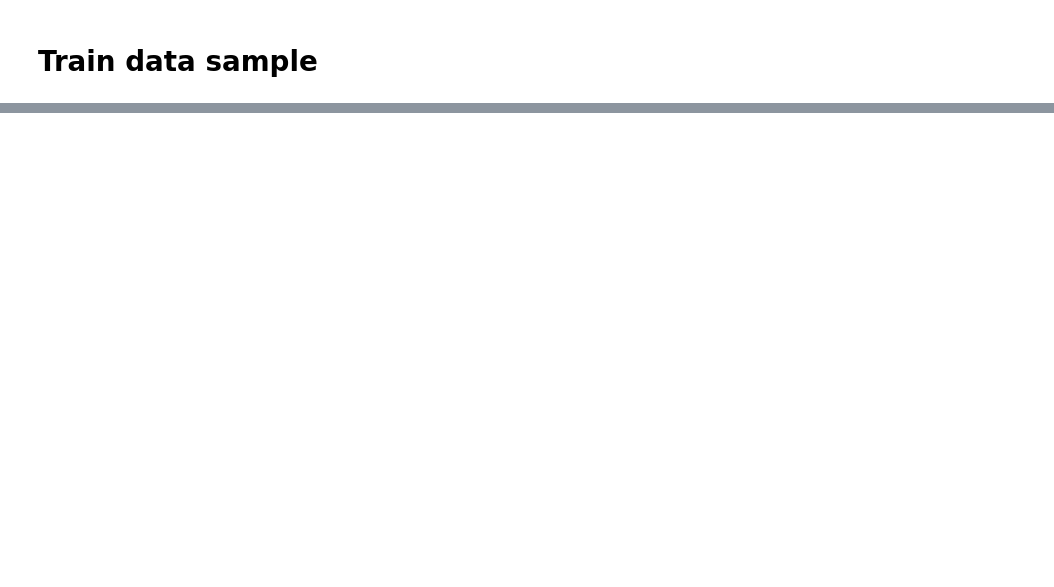
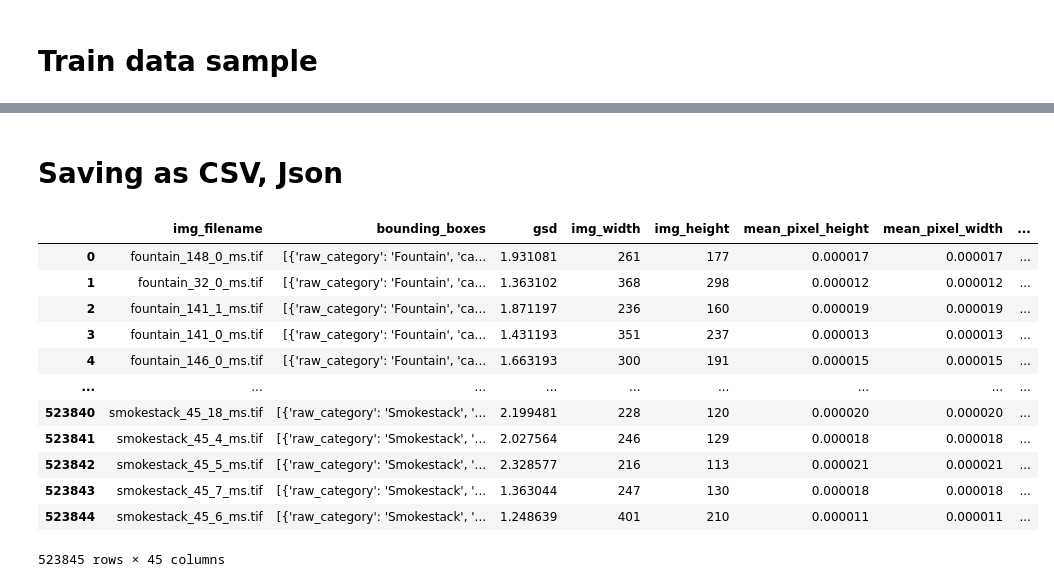
Before and after one commit to mhon2014/BigDataProject, a Jupyter notebook: ProjectDataExploration.ipynb, the cells around one changed output, grey strips where cells are left out. Cells and saved outputs as stored; diff of their text form; code cells hidden in the pictures; blank space fills up the shorter version.

```diff
--- a/ProjectDataExploration.ipynb
+++ b/ProjectDataExploration.ipynb
@@ -123,3 +376,6 @@ import json
 # %%
-jsondata = json.load(open(data[0]))
+samplejson_list = []
+for i in samplefiles:
+    samplejson_list.append(json.load(open(i)))
+# sample_json = json.load(open(data[0]))
 # %%
@@ -154,2 +382,0 @@ dataframe
-# %%
-j = json.load(open(files[1]))
@@ -191,0 +414,26 @@ df
+# %% [markdown]
+# Saving as CSV, Json
+# %%
+msrgb = glob.glob('./groundtruth/**/*/*ms.json', recursive=True)
+# %%
+msrgbjson_list = []
+for i in msrgb:
+    msrgbjson_list.append(json.load(open(i)))
+
+msrgb_df = pd.json_normalize(msrgbjson_list)
+# %%
+msrgb_df
+# %% [output]
+|  | img_filename | bounding_boxes | gsd | img_width | img_height | mean_pixel_height | mean_pixel_width | ... |
+| 0 | fountain_148_0_ms.tif | [{'raw_category': 'Fountain', 'ca... | 1.931081 | 261 | 177 | 0.000017 | 0.000017 | ... |
+| 1 | fountain_32_0_ms.tif | [{'raw_category': 'Fountain', 'ca... | 1.363102 | 368 | 298 | 0.000012 | 0.000012 | ... |
+| 2 | fountain_141_1_ms.tif | [{'raw_category': 'Fountain', 'ca... | 1.871197 | 236 | 160 | 0.000019 | 0.000019 | ... |
+| 3 | fountain_141_0_ms.tif | [{'raw_category': 'Fountain', 'ca... | 1.431193 | 351 | 237 | 0.000013 | 0.000013 | ... |
+| 4 | fountain_146_0_ms.tif | [{'raw_category': 'Fountain', 'ca... | 1.663193 | 300 | 191 | 0.000015 | 0.000015 | ... |
+| ... | ... | ... | ... | ... | ... | ... | ... | ... |
+| 523840 | smokestack_45_18_ms.tif | [{'raw_category': 'Smokestack', '... | 2.199481 | 228 | 120 | 0.000020 | 0.000020 | ... |
+| 523841 | smokestack_45_4_ms.tif | [{'raw_category': 'Smokestack', '... | 2.027564 | 246 | 129 | 0.000018 | 0.000018 | ... |
+| 523842 | smokestack_45_5_ms.tif | [{'raw_category': 'Smokestack', '... | 2.328577 | 216 | 113 | 0.000021 | 0.000021 | ... |
+| 523843 | smokestack_45_7_ms.tif | [{'raw_category': 'Smokestack', '... | 1.363044 | 247 | 130 | 0.000018 | 0.000018 | ... |
+| 523844 | smokestack_45_6_ms.tif | [{'raw_category': 'Smokestack', '... | 1.248639 | 401 | 210 | 0.000011 | 0.000011 | ... |
+523845 rows × 45 columns
```
Also changed, not shown: parts of 65 cells of this notebook, 19 other files.
